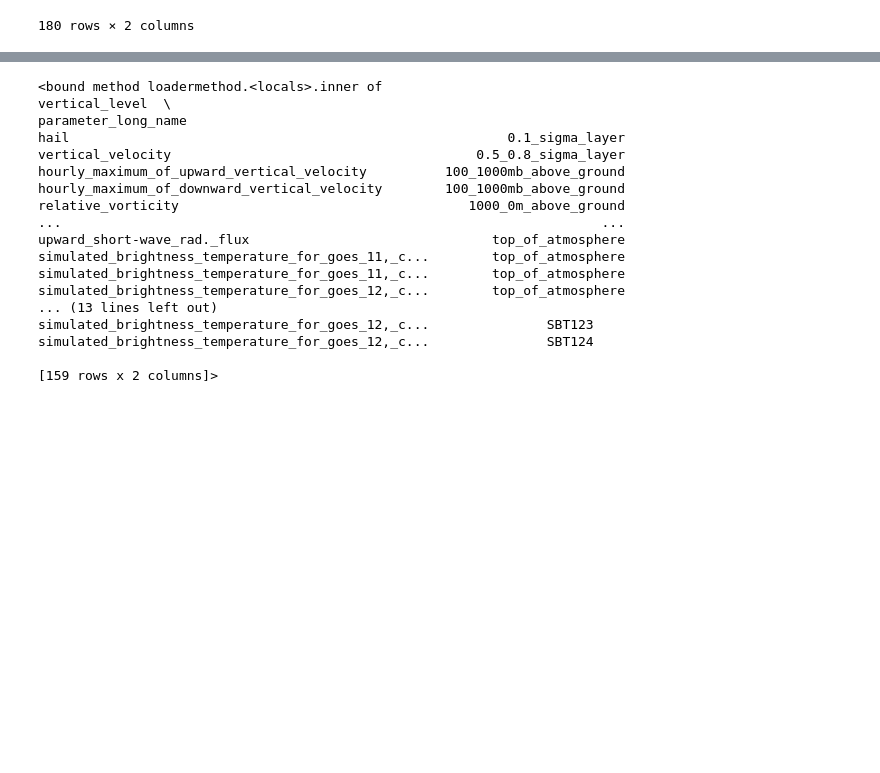
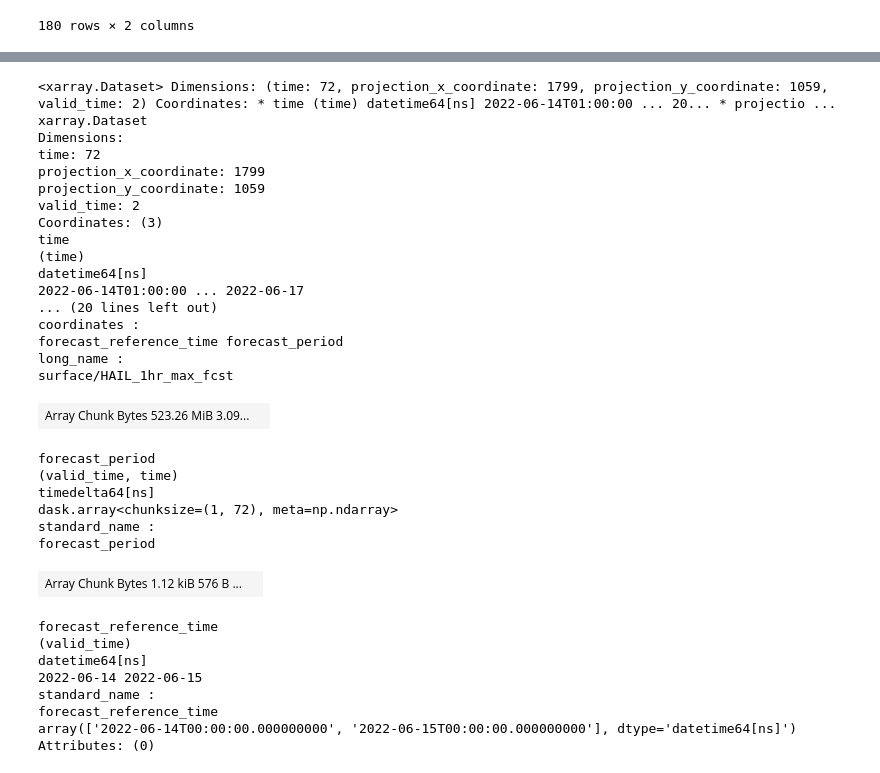
Before and after one commit to leaver2000/griblib, a Jupyter notebook: notebooks/zarr-hrrr.ipynb, the cells around one changed output, grey strips where cells are left out. Drawn from its saved outputs; the diff is of its cells as text; code cells hidden in the pictures; blank space fills up the shorter version.

Commit message:
added datasets

```diff
--- a/notebooks/zarr-hrrr.ipynb
+++ b/notebooks/zarr-hrrr.ipynb
@@ -4,6 +4,6 @@
 from datetime import datetime
 from griblib.hrrr import load_hrrr
 # %%
-hrrr = load_hrrr(datetime(2022, 6, 14), 1)
+hrrr = load_hrrr(datetime(2022, 6, 14), 24)
 hrrr
 # %% [output]
@@ -30,4 +30,4 @@ hrrr.surface
 180 rows × 2 columns
 # %%
 # each long_name method has a default vertical_level set
-hrrr.surface.forecast.hail()
+hail = hrrr.surface.forecast.hail()
@@ -68,20 +34,36 @@ Attributes: (0)
-# %%
-hrrr.surface.forecast.hail
-# %% [output]
-<bound method loadermethod.<locals>.inner of                                                              vertical_level  \
-parameter_long_name
-hail                                                        0.1_sigma_layer
-vertical_velocity                                       0.5_0.8_sigma_layer
-hourly_maximum_of_upward_vertical_velocity          100_1000mb_above_ground
-hourly_maximum_of_downward_vertical_velocity        100_1000mb_above_ground
-relative_vorticity                                     1000_0m_above_ground
-...                                                                     ...
-upward_short-wave_rad._flux                               top_of_atmosphere
-simulated_brightness_temperature_for_goes_11,_c...        top_of_atmosphere
-simulated_brightness_temperature_for_goes_11,_c...        top_of_atmosphere
-simulated_brightness_temperature_for_goes_12,_c...        top_of_atmosphere
-... (13 lines left out)
-simulated_brightness_temperature_for_goes_12,_c...               SBT123
-simulated_brightness_temperature_for_goes_12,_c...               SBT124
-
-[159 rows x 2 columns]>
+# %%
+hail
+# %% [output]
+<xarray.Dataset> Dimensions: (time: 72, projection_x_coordinate: 1799, projection_y_coordinate: 1059, valid_time: 2) Coordinates: * time (time) datetime64[ns] 2022-06-14T01:00:00 ... 20... * projectio ...
+xarray.Dataset
+Dimensions:
+time: 72
+projection_x_coordinate: 1799
+projection_y_coordinate: 1059
+valid_time: 2
+Coordinates: (3)
+time
+(time)
+datetime64[ns]
+2022-06-14T01:00:00 ... 2022-06-17
+... (20 lines left out)
+coordinates :
+forecast_reference_time forecast_period
+long_name :
+surface/HAIL_1hr_max_fcst
+| Array Chunk Bytes 523.26 MiB 3.09... |  |
+forecast_period
+(valid_time, time)
+timedelta64[ns]
+dask.array<chunksize=(1, 72), meta=np.ndarray>
+standard_name :
+forecast_period
+| Array Chunk Bytes 1.12 kiB 576 B ... |  |
+forecast_reference_time
+(valid_time)
+datetime64[ns]
+2022-06-14 2022-06-15
+standard_name :
+forecast_reference_time
+array(['2022-06-14T00:00:00.000000000', '2022-06-15T00:00:00.000000000'], dtype='datetime64[ns]')
+Attributes: (0)
```
Also changed, not shown: parts of 4 cells of this notebook, 8 other files.
